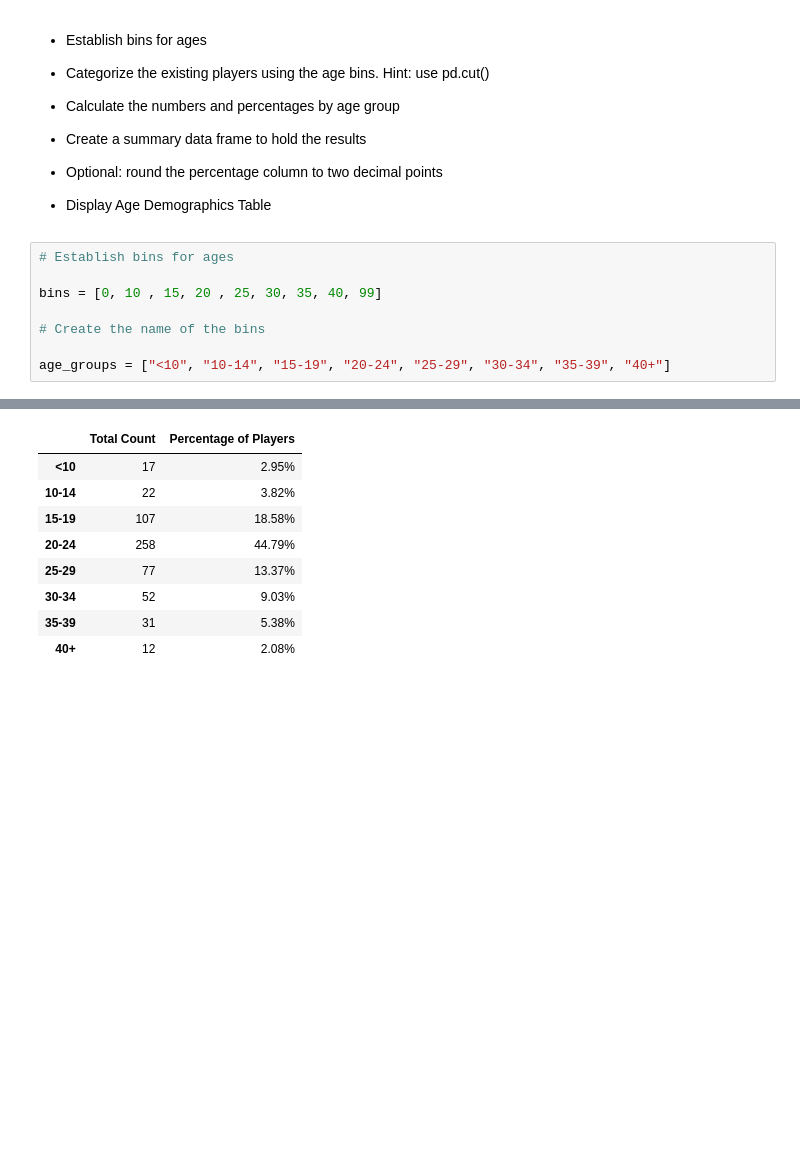
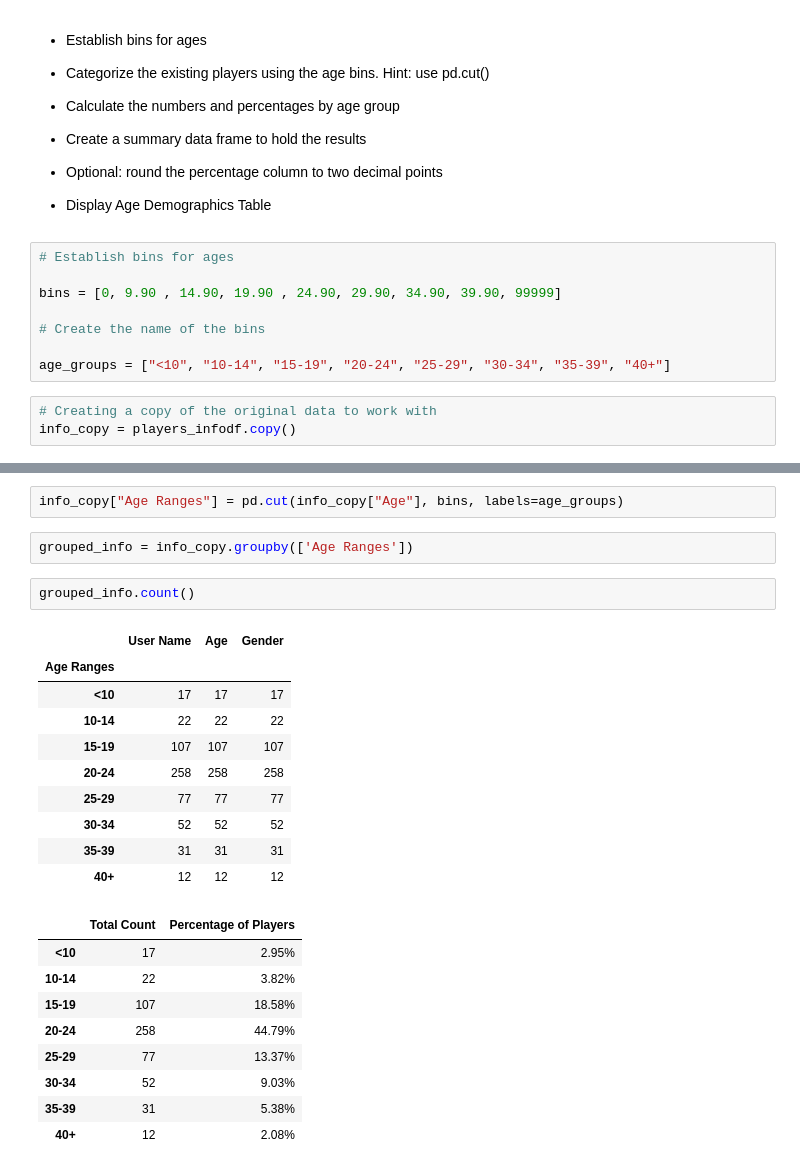
Before and after one commit to manuelamc14/heroesofpymoly-analysis, a Jupyter notebook: HeroesOfPymoli/HeroesOfPymoli_starter.ipynb, the cells around one changed output, grey strips where cells are left out. Cells and saved outputs as stored; diff of their text form; blank space fills up the shorter version.

```diff
--- a/HeroesOfPymoli/HeroesOfPymoli_starter.ipynb
+++ b/HeroesOfPymoli/HeroesOfPymoli_starter.ipynb
@@ -192,8 +192,11 @@ gender_analysis
 # %%
 # Establish bins for ages
 
-bins = [0, 10 , 15, 20 , 25, 30, 35, 40, 99]
+bins = [0, 9.90 , 14.90, 19.90 , 24.90, 29.90, 34.90, 39.90, 99999]
 
 # Create the name of the bins
 
 age_groups = ["<10", "10-14", "15-19", "20-24", "25-29", "30-34", "35-39", "40+"]
+# %%
+# Creating a copy of the original data to work with
+info_copy = players_infodf.copy()
@@ -200,3 +219,20 @@ age_groups = ["<10", "10-14", "15-19", "20-24", "25-29", "30-34", "35-39", "40+"
+# %%
+info_copy["Age Ranges"] = pd.cut(info_copy["Age"], bins, labels=age_groups)
+# %%
+grouped_info = info_copy.groupby(['Age Ranges'])
+# %%
+grouped_info.count()
+# %% [output]
+|  | User Name | Age | Gender |
+| Age Ranges |  |  |  |
+| <10 | 17 | 17 | 17 |
+| 10-14 | 22 | 22 | 22 |
+| 15-19 | 107 | 107 | 107 |
+| 20-24 | 258 | 258 | 258 |
+| 25-29 | 77 | 77 | 77 |
+| 30-34 | 52 | 52 | 52 |
+| 35-39 | 31 | 31 | 31 |
+| 40+ | 12 | 12 | 12 |
 # %%
 # %% [output]
 |  | Total Count | Percentage of Players |
```
Also changed, not shown: parts of 2 cells of this notebook.
